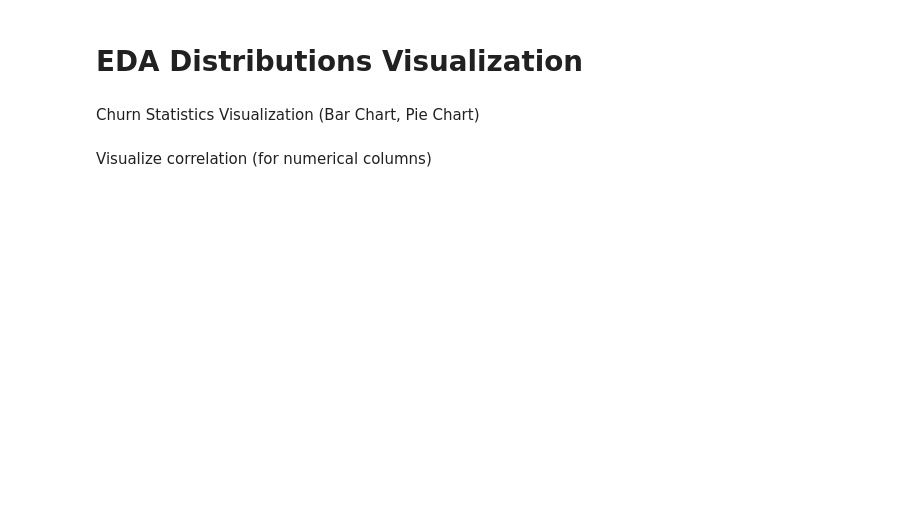
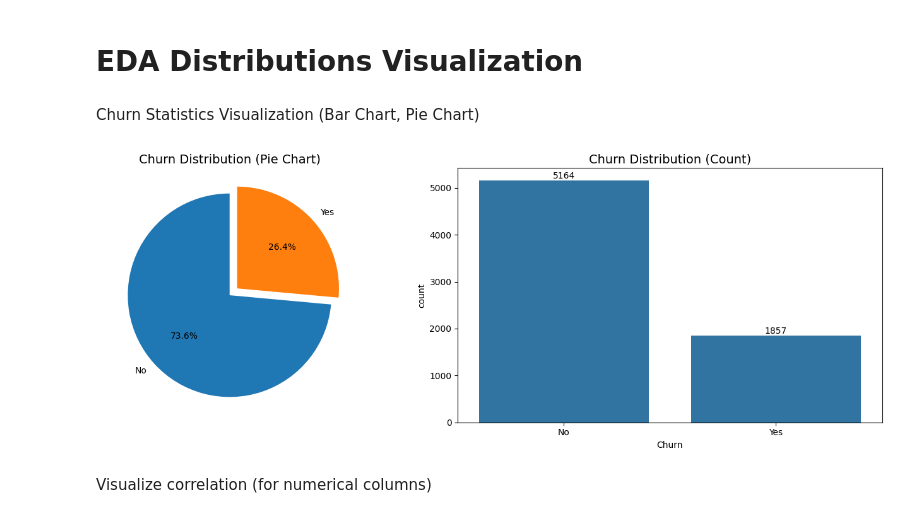
Before and after one commit to thruuuuuu/telco_churn_predict_model, a Jupyter notebook: notebooks/EDA.ipynb, the cells around one changed output. Cells and saved outputs as stored; diff of their text form; code cells hidden in the pictures; blank space fills up the shorter version.

```diff
--- a/notebooks/EDA.ipynb
+++ b/notebooks/EDA.ipynb
@@ -65,17 +114,16 @@ cleaning_summary
 Impute with missing values
 # %%
 # Impute missing values in categorical columns with the most frequent value (mode)
-def impute_missing_values(df_cleaned):
+def impute_missing_values(df):
     categorical_columns = df.select_dtypes(include=['object', 'category']).columns
-    for column in categorical_columns:
-        if df_cleaned[column].isnull().sum() > 0:
-            mode_value = df_cleaned[column].mode()[0]  # Calculate the mode of the column
-            df_cleaned[column].fillna(mode_value, inplace=True)
+    for col in categorical_columns:
+        if df[col].isnull().sum() > 0:
+            df[col] = df[col].fillna(df[col].mode()[0])
+    return df
 
-# Impute missing values in the dataset
-impute_missing_values(data)
+# Apply to cleaned dataset
+df_cleaned = impute_missing_values(df_cleaned)
 
-# Verify if all missing values are handled after imputation
-missing_values_after = data.isnull().sum()
-print("Columns with remaining missing values:")
+# Check missing values
+missing_values_after = df_cleaned.isnull().sum()
 print(missing_values_after[missing_values_after > 0])
@@ -95,30 +158,31 @@ churn_percent
 # %% [markdown]
 Churn Statistics Visualization (Bar Chart, Pie Chart)
 # %%
+# Use the churn_counts variable directly inside the plot section
 fig, axes = plt.subplots(1, 2, figsize=(14, 5))
 
-#Pie chart
+# Pie chart
 axes[0].pie(
-    churn_counts,
+    churn_counts.values,
     labels=churn_counts.index,
     autopct='%1.1f%%',
     startangle=90,
     explode=(0, 0.1)
 )
 axes[0].set_title('Churn Distribution (Pie Chart)', fontsize=14)
 
 # Bar chart
 sns.countplot(data=df_cleaned, x='Churn', ax=axes[1])
 axes[1].set_title('Churn Distribution (Count)', fontsize=14)
-axes[1].set_xlabel('Churn Status')
-axes[1].set_ylabel('Number of Customers')
 
-# labels on bars
+# Add bar labels safely
 for container in axes[1].containers:
     axes[1].bar_label(container)
 
 plt.tight_layout()
 plt.show()
+# %% [output]
+[figure, added]
 # %% [markdown]
 Visualize correlation (for numerical columns)
 # %%
```
Also changed, not shown: parts of 28 cells of this notebook.
